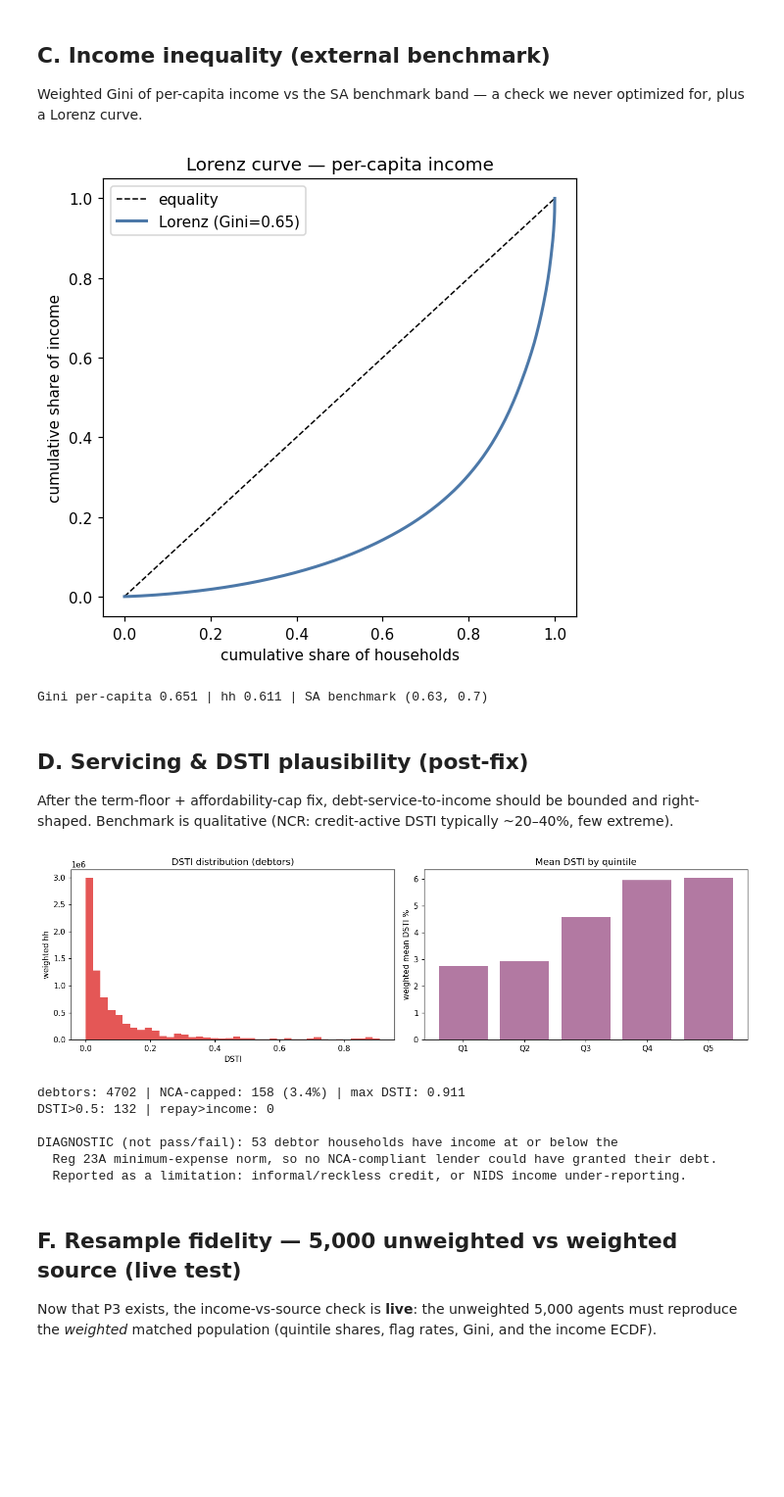
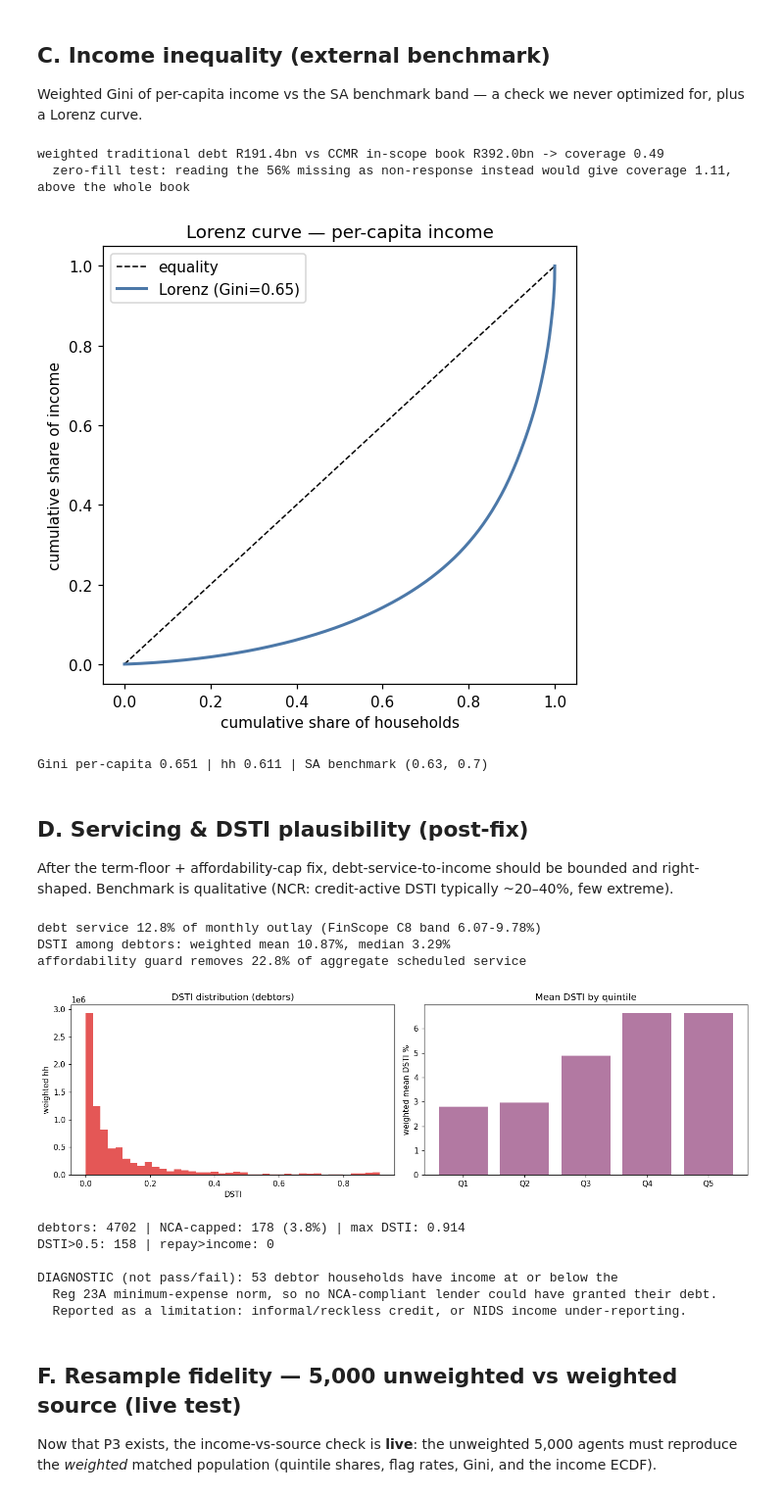
Before and after one commit to marclevin/bnpl-debt-dynamics, a Jupyter notebook: notebooks/p4_validation.ipynb, the cells around one changed output. Shown at 98% size. Cells and saved outputs as stored; diff of their text form; code cells hidden in the pictures; blank space fills up the shorter version.

```diff
--- a/notebooks/p4_validation.ipynb
+++ b/notebooks/p4_validation.ipynb
@@ -114,6 +126,6 @@ nat
 # %%
 # by-quintile: synthetic vs FinScope, one panel per flag
-fig, axes = plt.subplots(2, 2, figsize=(12, 7))
+fig, axes = plt.subplots(2, 3, figsize=(14, 7))
 worst = 0.0
 for ax, f in zip(axes.ravel(), flags):
     syn = df.groupby("income_quintile", observed=True).apply(lambda d: wmean(d[f], d.w5_wgt) * 100)
@@ -144,6 +156,23 @@ g_pc = wgini(df.income_pc, W); g_hh = wgini(df.w5_hhincome, W)
 ok_gini = SA_GINI_BAND[0] <= g_pc <= SA_GINI_BAND[1]
 results.append(("C. per-capita income Gini", "weighted Gini", round(g_pc, 3), f"{SA_GINI_BAND}", "in band", ok_gini))
 
+# Aggregate traditional debt against the NCR bureau book. This is the only external check
+# on D_trad itself, and it is also what tests the zero-fill: NIDS never records a zero
+# balance, so a missing value is read as non-holding. Under the competing reading -- that
+# the missing are non-respondents -- imputing them at the holder mean would put the
+# population above the entire administrative book, which the comparison rules out.
+debt_bn = float((df.D_trad * W).sum() / 1e9)
+coverage = debt_bn / CCMR_BOOK_IN_SCOPE_BN
+holder_share = wmean((df.D_trad > 0).astype(int), W)
+coverage_if_nonresponse = debt_bn / holder_share / CCMR_BOOK_IN_SCOPE_BN
+ok_cov = SURVEY_DEBT_COVERAGE_BAND[0] <= coverage <= SURVEY_DEBT_COVERAGE_BAND[1]
+results.append(("C. aggregate debt vs CCMR book", "weighted D_trad / in-scope book",
+                round(coverage, 2), f"{SURVEY_DEBT_COVERAGE_BAND}", "in band", ok_cov))
+print(f"\nweighted traditional debt R{debt_bn:,.1f}bn vs CCMR in-scope book "
+      f"R{CCMR_BOOK_IN_SCOPE_BN:,.1f}bn -> coverage {coverage:.2f}")
+print(f"  zero-fill test: reading the {(1-holder_share)*100:.0f}% missing as non-response instead "
+      f"would give coverage {coverage_if_nonresponse:.2f}, above the whole book")
+
 o = np.argsort(df.income_pc.values); x = df.income_pc.values[o]; w = W[o]
 cum_p = np.cumsum(w) / w.sum(); cum_i = np.cumsum(x * w) / (x * w).sum()
 fig, ax = plt.subplots(figsize=(5.2, 5))
@@ -153,8 +182,10 @@ ax.set_xlabel("cumulative share of households"); ax.set_ylabel("cumulative share
 ax.set_title("Lorenz curve — per-capita income"); ax.legend(); plt.tight_layout(); plt.show()
 print(f"Gini per-capita {g_pc:.3f} | hh {g_hh:.3f} | SA benchmark {SA_GINI_BAND}")
 # %% [output]
+weighted traditional debt R191.4bn vs CCMR in-scope book R392.0bn -> coverage 0.49
+  zero-fill test: reading the 56% missing as non-response instead would give coverage 1.11, above the whole book
 [figure]
-Gini per-capita 0.651 | hh 0.611 | SA benchmark (0.63, 0.7)
+Gini per-capita 0.651 | hh 0.611 | SA benchmark (0.63, 0.7)
 # %% [markdown]
 ## D. Servicing & DSTI plausibility (post-fix)
 
@@ -166,40 +197,62 @@ debtors = df[df.D_trad > 0]
 
 # --- Check D: is the servicing construction plausible BEFORE the guard acts? ---
 # The old check asserted dsti.max() <= 0.66, i.e. it re-tested the cap it had just
 # imposed. That is circular. The non-circular question is: how often does the NCA
 # affordability guard have to bite? If the APR/term assumptions were sane, the raw
 # amortisation should already be affordable for the large majority of debtors, and
 # the guard should be a backstop rather than the thing doing the work.
 n_capped   = int((debtors.repay_uncapped > debtors.nca_max_service).sum())
 share_capped = n_capped / len(debtors)
 ok_dsti = share_capped <= 0.10
 results.append(("D. Servicing plausible pre-guard", "share of debtors hitting NCA cap",
                 f"{share_capped:.1%}", "<=10%", "10pp", ok_dsti))
+
+# How often the guard binds says nothing about how much service it removes. Report both.
+removed = (debtors.repay_uncapped - debtors.monthly_trad_repayment).clip(lower=0)
+share_removed = float(removed.sum() / debtors.repay_uncapped.sum())
+
+# External check on the servicing level. The benchmark is a share of monthly outlay, so the
+# model is put on the same denominator rather than compared as a share of income. Both sides
+# are conditional on holding credit.
+outlay = debtors.monthly_trad_repayment / (debtors.expenditure_total + debtors.monthly_trad_repayment)
+outlay_pct = float(np.average(outlay, weights=debtors.w5_wgt) * 100)
+ok_outlay = FINSCOPE_DEBT_OUTLAY_BAND[0] <= outlay_pct <= FINSCOPE_DEBT_OUTLAY_BAND[1]
+results.append(("D. Debt service vs FinScope C8", "share of monthly outlay, debtors",
+                round(outlay_pct, 1), f"{FINSCOPE_DEBT_OUTLAY_BAND}", "in band", ok_outlay))
+
+dsti_debtors = float(np.average(debtors.dsti, weights=debtors.w5_wgt) * 100)
+print(f"\ndebt service {outlay_pct:.1f}% of monthly outlay (FinScope C8 band "
+      f"{FINSCOPE_DEBT_OUTLAY_BAND[0]}-{FINSCOPE_DEBT_OUTLAY_BAND[1]}%)")
+print(f"DSTI among debtors: weighted mean {dsti_debtors:.2f}%, median {debtors.dsti.median()*100:.2f}%")
+print(f"affordability guard removes {share_removed*100:.1f}% of aggregate scheduled service")
 
 # --- Diagnostic (reported, not pass/fail): debt beyond any NCA-compliant capacity ---
 n_zero_cap = int((debtors.nca_max_service <= 0).sum())
 
 fig, axes = plt.subplots(1, 2, figsize=(13, 4))
 d = df[dsti > 0]
 axes[0].hist(d.dsti, bins=40, weights=d.w5_wgt, color="#E45756")
 axes[0].set_xlabel("DSTI"); axes[0].set_ylabel("weighted hh"); axes[0].set_title("DSTI distribution (debtors)")
 byq = df.groupby("income_quintile", observed=True).apply(lambda x: wmean(x.dsti, x.w5_wgt) * 100)
 axes[1].bar(QORDER, byq.values, color="#B279A2"); axes[1].set_ylabel("weighted mean DSTI %")
 axes[1].set_title("Mean DSTI by quintile"); plt.tight_layout(); plt.show()
 
 print(f"debtors: {len(debtors)} | NCA-capped: {n_capped} ({share_capped:.1%}) | max DSTI: {dsti.max():.3f}")
 print(f"DSTI>0.5: {int((dsti > 0.5).sum())} | repay>income: {int((df.monthly_trad_repayment > df.w5_hhincome).sum())}")
 print(f"\nDIAGNOSTIC (not pass/fail): {n_zero_cap} debtor households have income at or below the")
 print( "  Reg 23A minimum-expense norm, so no NCA-compliant lender could have granted their debt.")
 print( "  Reported as a limitation: informal/reckless credit, or NIDS income under-reporting.")
 # %% [output]
+debt service 12.8% of monthly outlay (FinScope C8 band 6.07-9.78%)
+DSTI among debtors: weighted mean 10.87%, median 3.29%
+affordability guard removes 22.8% of aggregate scheduled service
-[figure, old version]
+[figure, new version]
-debtors: 4702 | NCA-capped: 158 (3.4%) | max DSTI: 0.911
-DSTI>0.5: 132 | repay>income: 0
-
-DIAGNOSTIC (not pass/fail): 53 debtor households have income at or below the
-  Reg 23A minimum-expense norm, so no NCA-compliant lender could have granted their debt.
-  Reported as a limitation: informal/reckless credit, or NIDS income under-reporting.
+debtors: 4702 | NCA-capped: 178 (3.8%) | max DSTI: 0.914
+DSTI>0.5: 158 | repay>income: 0
+
+DIAGNOSTIC (not pass/fail): 53 debtor households have income at or below the
+  Reg 23A minimum-expense norm, so no NCA-compliant lender could have granted their debt.
+  Reported as a limitation: informal/reckless credit, or NIDS income under-reporting.
 # %% [markdown]
 ## F. Resample fidelity — 5,000 unweighted vs weighted source (live test)
 
```
Also changed, not shown: parts of 6 cells of this notebook, 32 other files.
